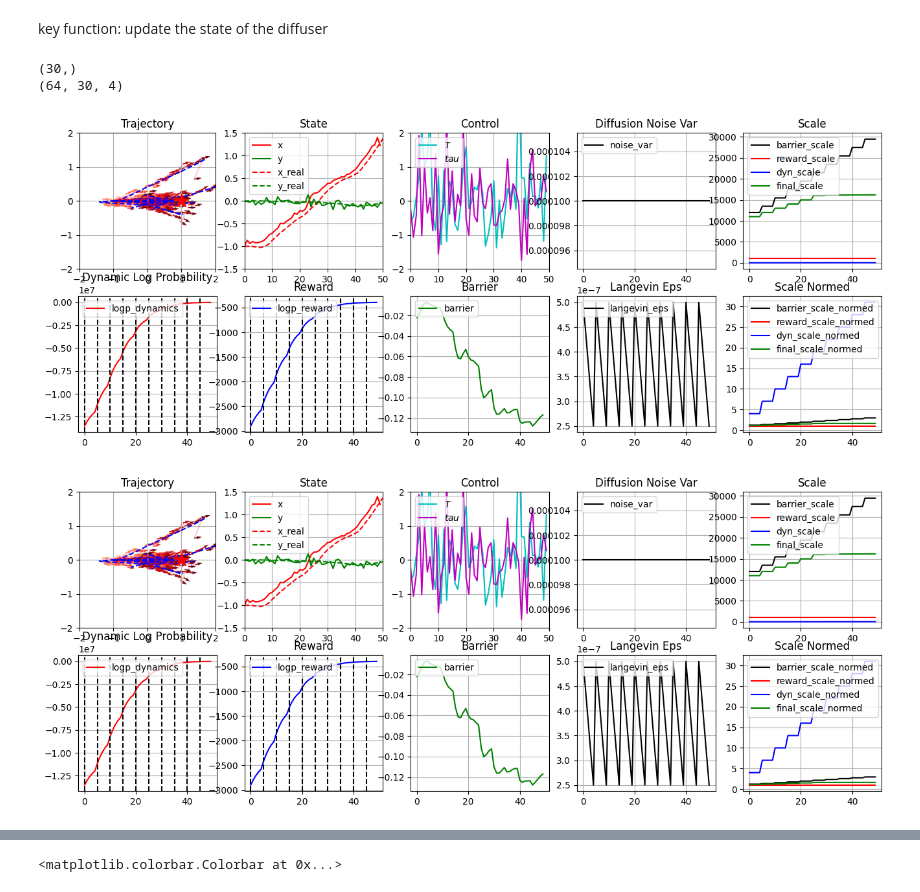
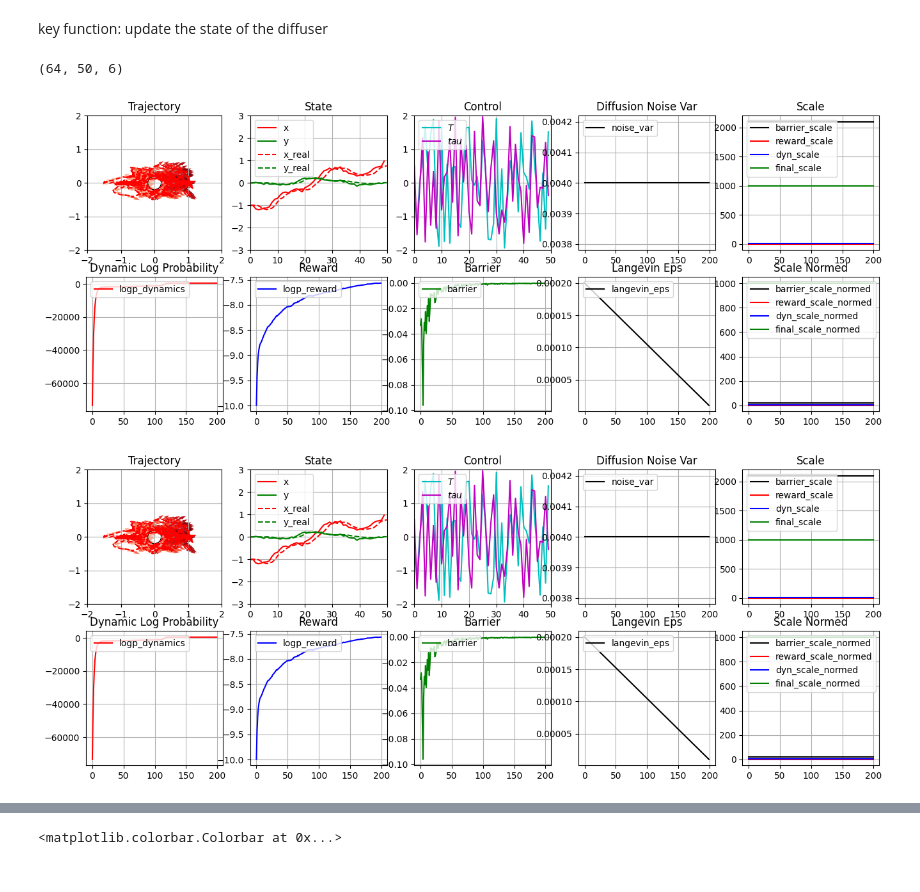
Before and after one commit to LeCAR-Lab/model-based-diffusion, a Jupyter notebook: mdb.ipynb, the cells around one changed output, grey strips where cells are left out. Cells and saved outputs as stored; diff of their text form; code cells hidden in the pictures.

```diff
--- a/mdb.ipynb
+++ b/mdb.ipynb
@@ -21,22 +21,22 @@ task = 'drone' # point, drone
 n_state: int = {'point': 4, 'drone': 6}[task]
 n_action: int = 2
 horizon: int = 50
-diffuse_step = 10 #50
-diffuse_substeps = 5 #20
+diffuse_step = 1 #50
+diffuse_substeps = 200 #20
 batch_size = 64
 saved_batch_size = 16
 
 # schedule langevin episilon
-langevin_eps_schedule = jnp.linspace(1.0, 0.5, diffuse_substeps) * 1e-7
+langevin_eps_schedule = jnp.linspace(10.0, 0.5, diffuse_substeps) * 1e-7
 if obstacle == 'umaze':
     langevin_eps_schedule = langevin_eps_schedule * 0.3 # NOTE: umaze needs smaller step size
 
 # schedule global noise (perturbation noise)
 # noise_var_init = 1e-2
-noise_var_init = 1e-4
-noise_var_final = 1e-4
-# noise_var_init = 1e-1
-# noise_var_final = 1e-1
+# noise_var_init = 1e-4
+# noise_var_final = 1e-4
+noise_var_init = 4e-3
+noise_var_final = 4e-3
 # plan in exponential space
 scale = 7.0
 noise_var_schedule = jnp.exp(jnp.linspace(scale,0.0,diffuse_step))/jnp.exp(scale)
@@ -68,9 +68,9 @@ class Params:
     noise_var: float = 1.0
     langevin_eps: float = 1.0
     dyn_scale: float = 1.0
-    reward_scale: float = 1000.0
-    barrier_scale: float = 1.0e4
-    final_scale: float = 1e4
+    reward_scale: float = 1.0
+    barrier_scale: float = 1.0e2
+    final_scale: float = 1
 # %%
 def get_A_point(x: jnp.ndarray, params: Params) -> jnp.ndarray:
     return jnp.array(
@@ -594,8 +594,7 @@ log_info = {
     "barrier": jnp.zeros(diffuse_step * diffuse_substeps),
 }
 # %% [output]
-(30,)
-(64, 30, 4)
+(64, 50, 6)
 # %%
 save_infos = []
 save_grad_infos = []
@@ -627,6 +626,7 @@ for d_step in range(diffuse_step):
     barrier_scale = params.barrier_scale + jnp.clip(jnp.exp(-barrier / 0.001) - 1.0, -1.0, 2000.0)
     barrier_scale = jnp.maximum(barrier_scale, 0.0)
     final_scale = params.final_scale + jnp.clip(jnp.exp(-final / 1.0) - 1.0, -1.0, 1000.0)
+    fiinal_scale = params.final_scale
     final_scale = jnp.maximum(final_scale, 0.0)
     params = params.replace(barrier_scale=barrier_scale, noise_var=noise_var, dyn_scale=dyn_scale, final_scale=final_scale
     )
@@ -702,35 +702,35 @@ for d_step in range(diffuse_step):
         writer.add_scalar("reward", logp_reward, d_step * diffuse_substeps + sub_step)
         writer.add_scalar("reward_scale", params.reward_scale, d_step * diffuse_substeps + sub_step)
         writer.add_scalar("reward_scale_normed", params.reward_scale / default_params.reward_scale, d_step * diffuse_substeps + sub_step)
         writer.add_scalar("noise_var", noise_var, d_step * diffuse_substeps + sub_step)
         writer.add_scalar("langevin_eps", langevin_eps, d_step * diffuse_substeps + sub_step)
 
         jax.debug.print(
             "d_step = {d_step}, substep = {substep}, logp_dynamic = {x:.2f}, logp_reward = {y:.2f}, barrier = {z:.2f}",
             d_step=d_step,
             substep=sub_step,
             x=logpd,
             y=logp_reward,
             z=barrier_value,
         )
 
 
 
     # visualize trajectory
     clear_output()
     fig, axes = plt.subplots(2, 5, figsize=(16, 6))
     plot_traj(
         fig,
         axes,
         x_traj[:saved_batch_size],
         u_traj[:saved_batch_size],
         x_traj_real[:saved_batch_size],
         log_info,
         "",
     )
 # %% [output]
-[figure, old version]
+[figure, new version]
-[figure, old version]
+[figure, new version]
 # %%
 fig, ax = plt.subplots(1, 1)
 # for info in save_infos:
```
Also changed, not shown: parts of 3 cells of this notebook.
